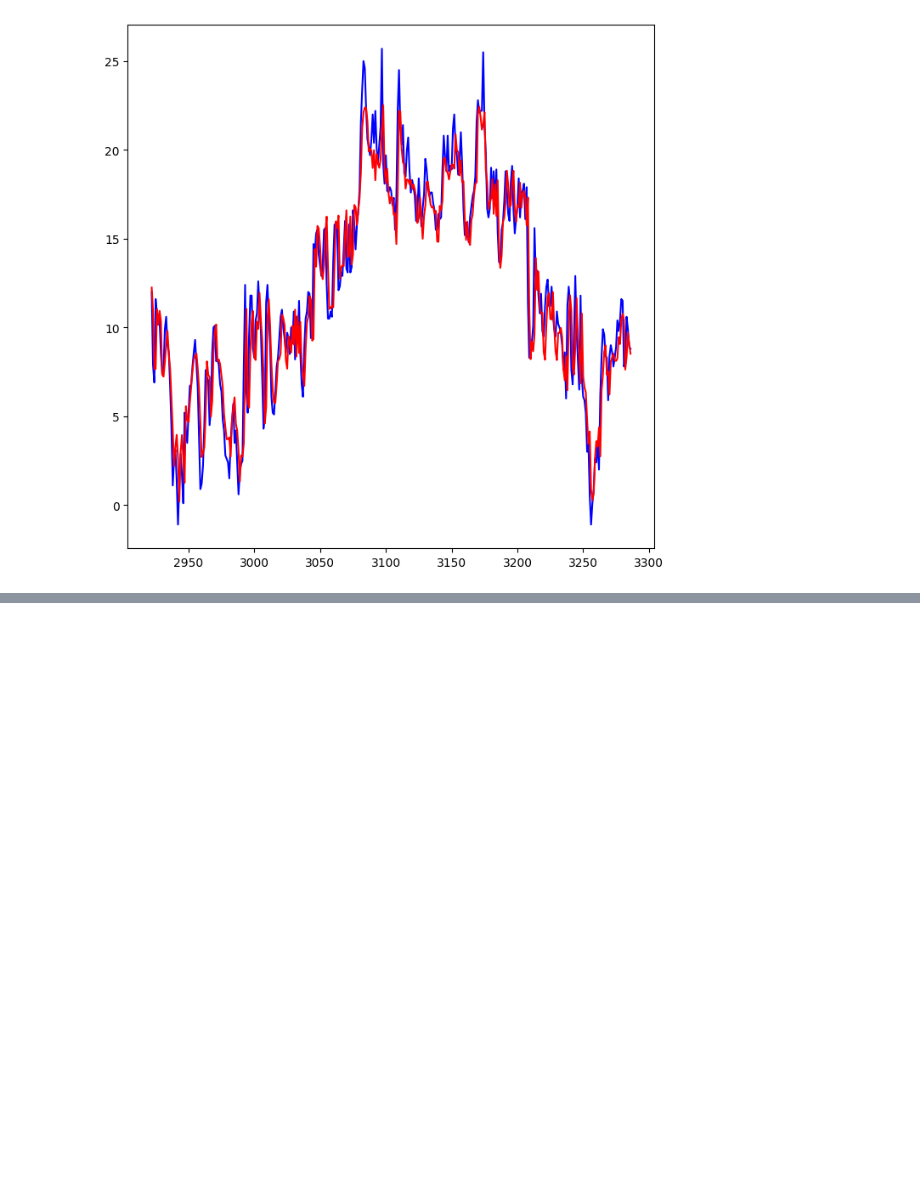
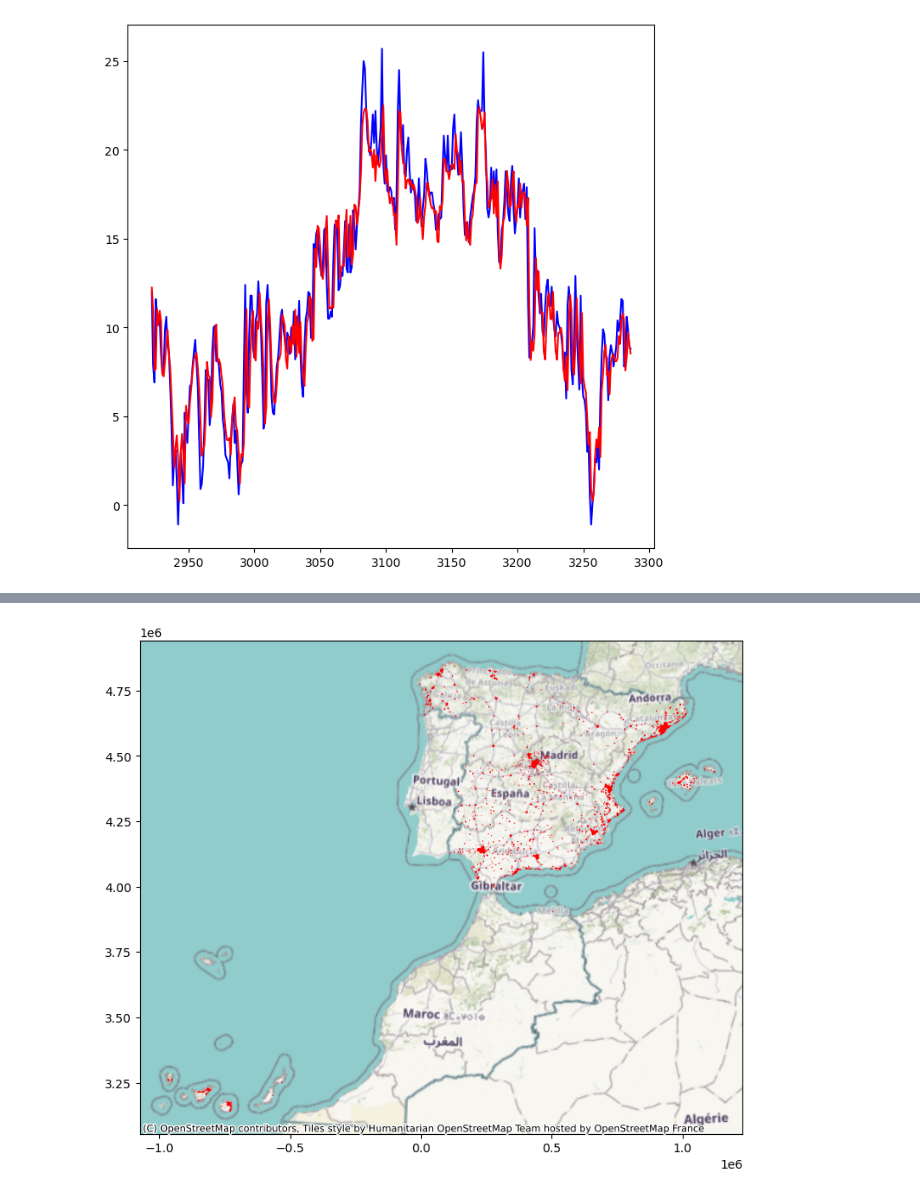
Before and after one commit to MrBr00d/weather_forecast, a Jupyter notebook: main.ipynb, the cells around one changed output, grey strips where cells are left out. Saved outputs shown, nothing was run; the diff lists cells and outputs as text; code cells hidden in the pictures; blank space fills up the shorter version.

```diff
--- a/main.ipynb
+++ b/main.ipynb
@@ -165,0 +173,8 @@ gemeentegrenzen.plot()
+# %%
+import contextily as cx
+data_url = "https://ndownloader.figshare.com/files/20232174"
+db = geopandas.read_file(data_url)
+ax = db.plot(color="red", figsize=(9, 9))
+cx.add_basemap(ax, crs=db.crs)
+# %% [output]
+[figure, added]
```
Also changed, not shown: parts of 3 cells of this notebook.
